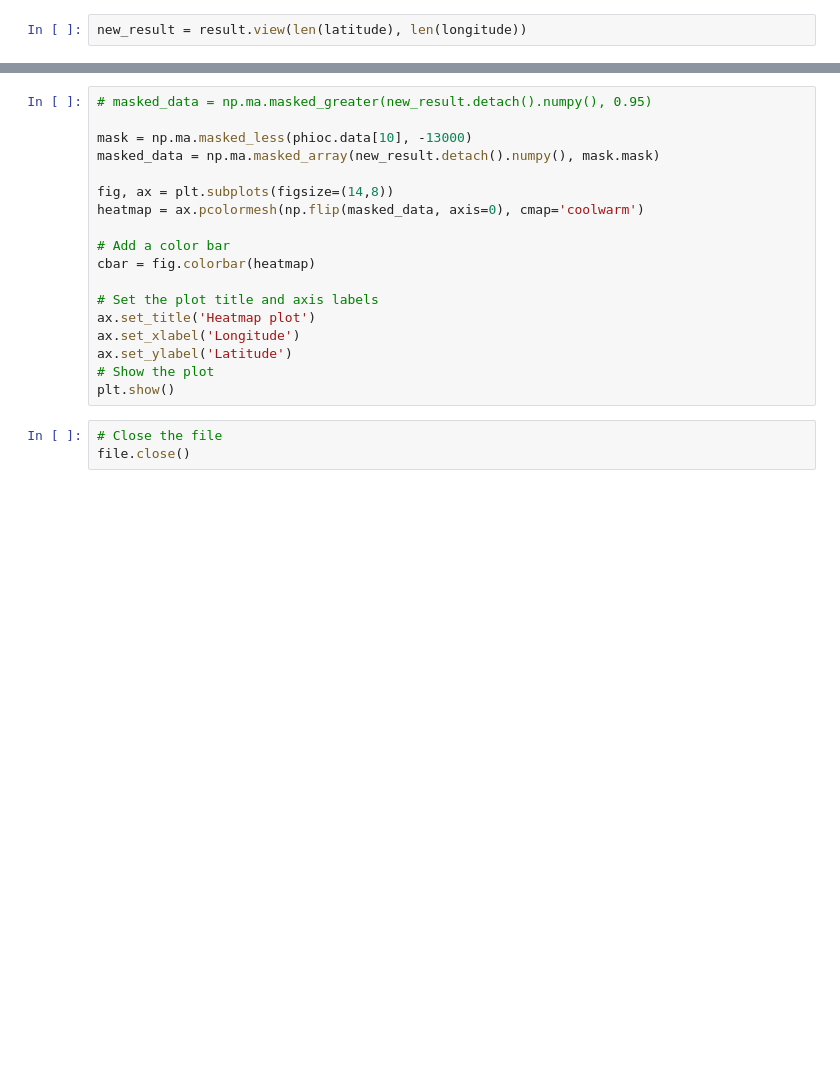
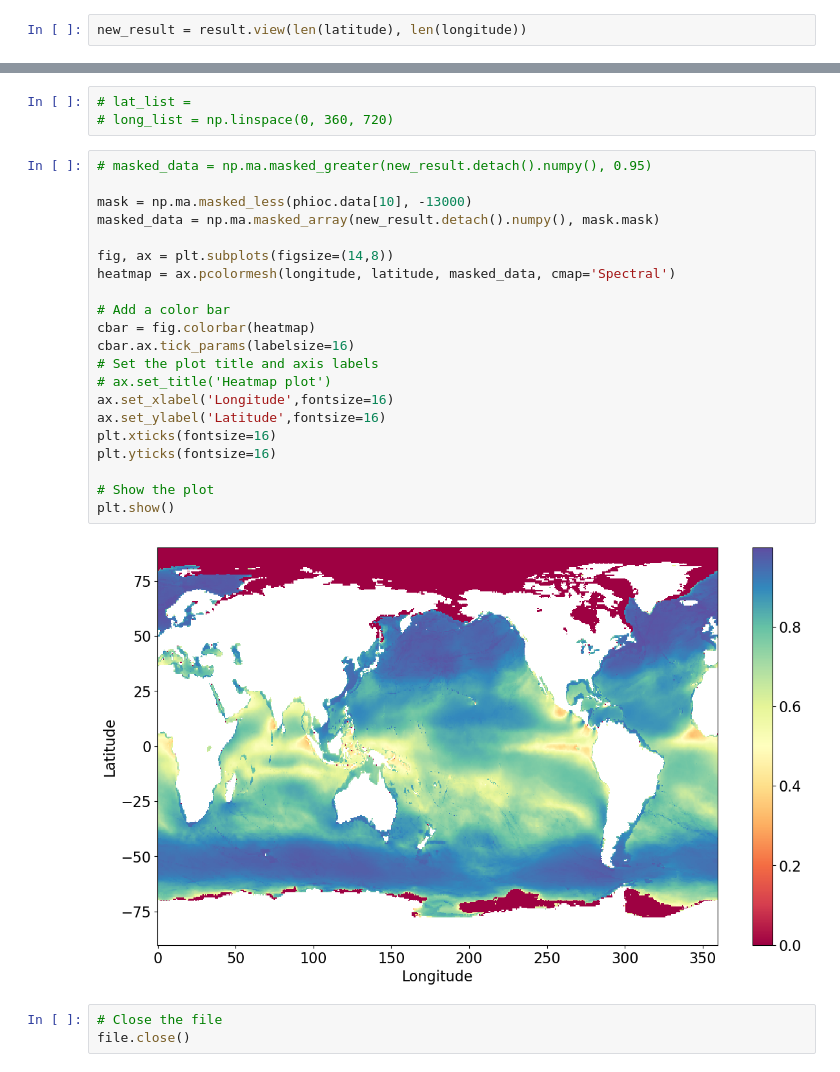
Before and after one commit to rahul3613/marine_energy, a Jupyter notebook: sites_prediction.ipynb, the cells around one changed output, grey strips where cells are left out. Saved outputs shown, nothing was run; the diff lists cells and outputs as text; blank space fills up the shorter version.

```diff
--- a/sites_prediction.ipynb
+++ b/sites_prediction.ipynb
@@ -527,21 +500,29 @@ tensor([-0.0818], requires_grad=True)
+# %%
+# lat_list =
+# long_list = np.linspace(0, 360, 720)
 # %%
 # masked_data = np.ma.masked_greater(new_result.detach().numpy(), 0.95)
 
 mask = np.ma.masked_less(phioc.data[10], -13000)
 masked_data = np.ma.masked_array(new_result.detach().numpy(), mask.mask)
 
 fig, ax = plt.subplots(figsize=(14,8))
-heatmap = ax.pcolormesh(np.flip(masked_data, axis=0), cmap='coolwarm')
+heatmap = ax.pcolormesh(longitude, latitude, masked_data, cmap='Spectral')
 
 # Add a color bar
 cbar = fig.colorbar(heatmap)
+cbar.ax.tick_params(labelsize=16)
+# Set the plot title and axis labels
+# ax.set_title('Heatmap plot')
+ax.set_xlabel('Longitude',fontsize=16)
+ax.set_ylabel('Latitude',fontsize=16)
+plt.xticks(fontsize=16)
+plt.yticks(fontsize=16)
 
-# Set the plot title and axis labels
-ax.set_title('Heatmap plot')
-ax.set_xlabel('Longitude')
-ax.set_ylabel('Latitude')
 # Show the plot
 plt.show()
+# %% [output]
+[figure, added]
 # %%
 # Close the file
 file.close()
```
Also changed, not shown: parts of 22 cells of this notebook.
